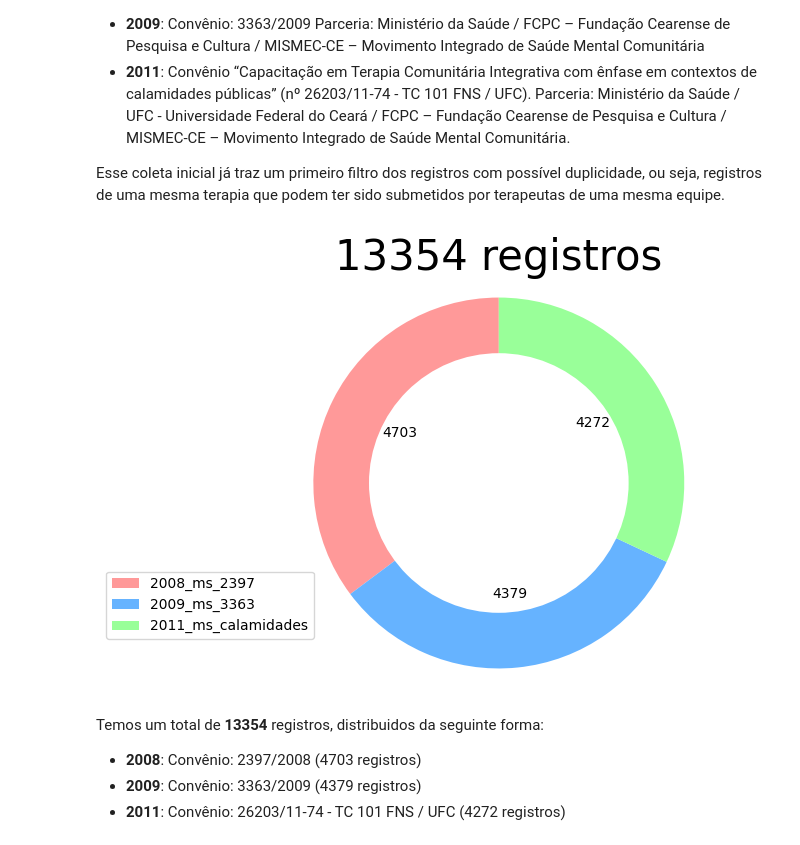
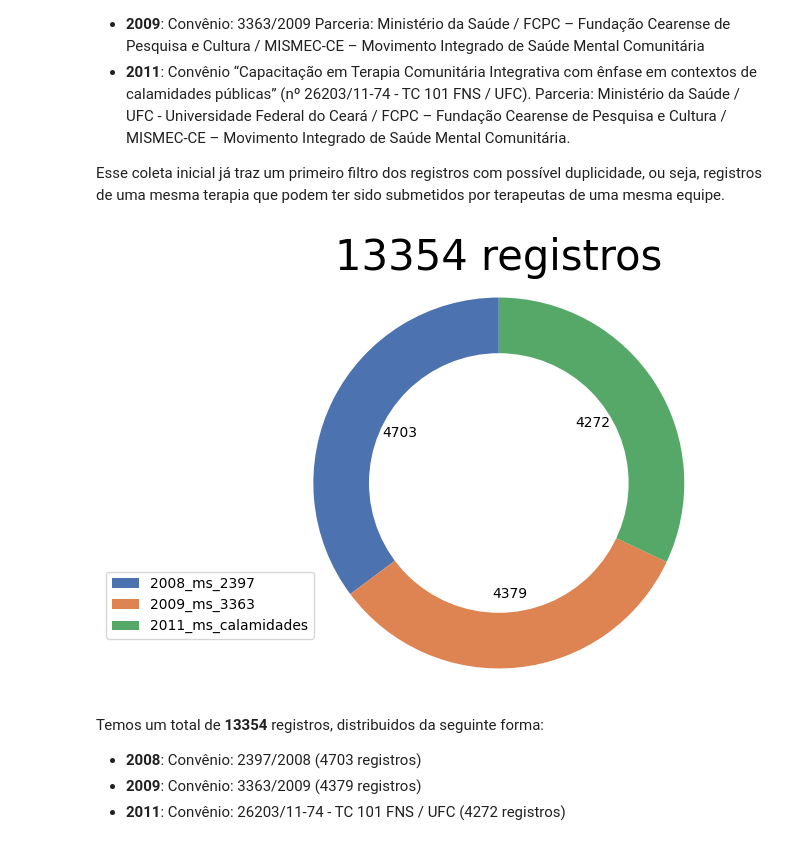
Before and after one commit to rafaeld3castro/tcc2, a Jupyter notebook: src/main/TCC2.ipynb, the cells around one changed output. Drawn from its saved outputs; the diff is of its cells as text; code cells hidden in the pictures.

```diff
--- a/src/main/TCC2.ipynb
+++ b/src/main/TCC2.ipynb
@@ -57,38 +57,38 @@ dados = pd.read_excel(url)
 dados['convenio'] = dados['convenio'].replace('2013_ms_calamidades', '2011_ms_calamidades')
 total_registros = dados['convenio'].count()
 
-# Gráfico de Pizza da divisão dos dadso por convênio
+# Gráfico de Pizza da divisão dos dados por convênio
 labels_convenio = dados['convenio'].dropna().unique()
 actual_values_convenio = dados['convenio'].value_counts(dropna=True)
 
 # cores
-colors = ['#ff9999','#66b3ff','#99ff99']
+colors = ['#4C72B0','#DD8452','#55A868']
 
 fig1, ax1 = plt.subplots()
 
 # Valores atuais ao invés de porcentagem como labels no gráfico
 values=dados['convenio'].value_counts(dropna=True)
 title = str(total_registros) + ' registros'
 plt.title(title, fontsize = 30)
 plt.pie(actual_values_convenio, colors = colors, autopct= lambda x: '{:.0f}'.format(x*values.sum()/100), startangle=90)
 
 
 # draw circle (donut)
 centre_circle = plt.Circle((0,0),0.70,fc='white')
 fig = plt.gcf()
 fig.gca().add_artist(centre_circle)
 
 
 # Proporção igual garante que a pizza seja desenhada como um círculo
 ax1.axis('equal')
 
 # Uma legenda separada com rótulos (desenhados na parte inferior esquerda da pizza neste caso)
 plt.legend(labels_convenio, bbox_to_anchor = (0.1, .3))
 
 plt.tight_layout()
 plt.show()
 # %% [output]
-[figure, old version]
+[figure, new version]
 # %% [markdown]
 Temos um total de **13354** registros, distribuidos da seguinte forma:
 
```
Also changed, not shown: parts of 43 cells of this notebook, 1 other file.
